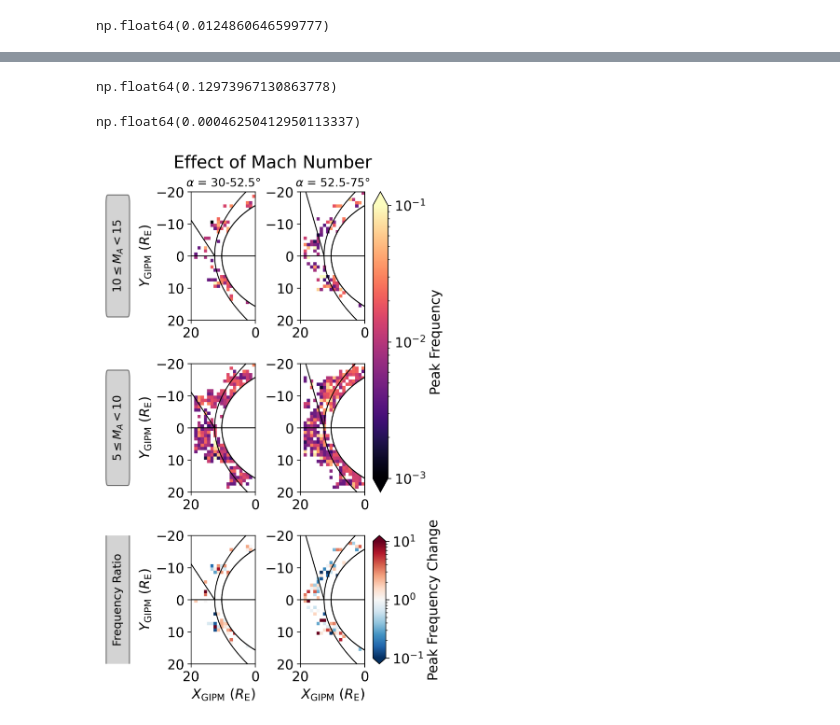
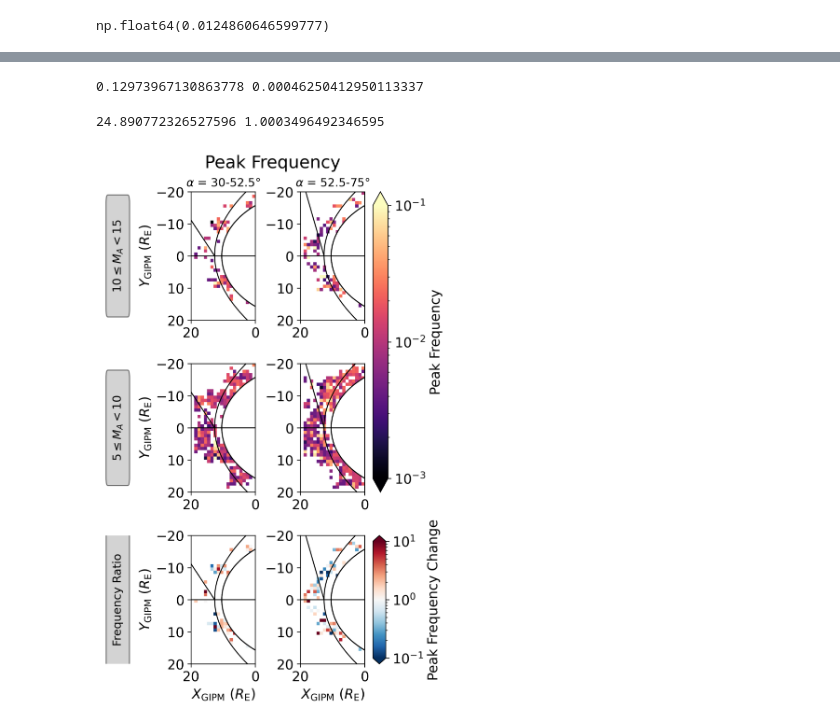
Before and after one commit to solarwindstream/gipm-mapping, a Jupyter notebook: FunWithFourier.ipynb, the cells around one changed output, grey strips where cells are left out. Cells and saved outputs as stored; diff of their text form; code cells hidden in the pictures.

```diff
--- a/FunWithFourier.ipynb
+++ b/FunWithFourier.ipynb
@@ -207,12 +230,12 @@ int_upper_lim = 100*(10**(-3))
 
 fig, ax = plt.subplots(figsize = (5, 8))
 
-ax.set_title('2002-04-01 00:53:00')
+#ax.set_title('2002-04-01 00:53:00')
 ax.plot(frequency, para_power, color="red", label='Parallel Power')
 ax.plot(frequency, perp_power, color="black", label='Perpendicular Power')
 ax.set_xscale('log')
 ax.set_yscale('log')
-ax.set_ylabel('Power, $\mathrm{nT^2/Hz}$')
+ax.set_ylabel('Power, $nT^2/Hz$')
 ax.set_xlabel('Frequency, Hz')
 ax.set_xlim(0.001, 5)
 ax.set_ylim(0.0000001, 10000)
@@ -233,0 +323,13 @@ ax.xaxis.grid(color='lightgray')
+# %%
+#further testing
+
+#load in Cluster CDFs for hodogram/MVA purposes
+intervals_df = Cluster_cdf_conv('/Users/roseatkinson/Documents/CSA_Download_20260211_1852/C1_CP_FGM_FULL/C1_CP_FGM_FULL__20010423_000000_20010423_120000_V140306.cdf', 'C1')
+sw_df = intervals_df.loc[(intervals_df.index > sw_int_start) & (intervals_df.index < sw_int_end)]
+fs_df = intervals_df.loc[(intervals_df.index > fs_int_start) & (intervals_df.index < fs_int_end)]
+
+filepath_sw = '/Users/roseatkinson/Documents/Spectra_2001/FS_2001-04-23 03:52:00_C1.csv'
+filepath_fs = '/Users/roseatkinson/Documents/Spectra_2001/FS_2001-04-23 05:08:00_C1.csv'
+
+sw_fs_df = pd.read_csv(filepath_sw)
+fs_fs_df = pd.read_csv(filepath_fs)
@@ -499,13 +848,13 @@ ellipicity_blocks = [
     [ellipticity_ratio_heatmap_ba_MA['ca_30_52'], ellipticity_ratio_heatmap_ba_MA["ca_52_75"]]
 ]
 # %%
-np.nanmax(frequency_heatmap_ba_MA["ca_30_52"]["10_15"])
+print(np.nanmax(frequency_heatmap_ba_MA["ca_30_52"]["10_15"]),np.nanmin(frequency_heatmap_ba_MA["ca_30_52"]["10_15"]))
 # %% [output]
-np.float64(0.12973967130863778)
+0.12973967130863778 0.00046250412950113337
 # %%
-np.nanmin(frequency_heatmap_ba_MA["ca_30_52"]["10_15"])
+print(np.nanmax(ellipticity_heatmap_ba_MA["ca_30_52"]["10_15"]),np.nanmin(ellipticity_heatmap_ba_MA["ca_30_52"]["10_15"]))
 # %% [output]
-np.float64(0.00046250412950113337)
+24.890772326527596 1.0003496492346595
 # %%
 def draw_heatmap(ax, hist, extent, cmap, cmap_norm, angle_line):
     """Draw heatmap + flow line"""
@@ -527,7 +876,7 @@ gs = fig.add_gridspec(
     wspace=0.05, hspace=0.1
 )
 
-fig.suptitle("Effect of Mach Number", fontsize=18)
+fig.suptitle("Peak Frequency", fontsize=18)
 plt.rcParams['axes.labelsize'] = 14
 
 # Row labels (top row → bottom row)
@@ -672,31 +1021,31 @@ sm_ratio.set_array([])
 
 # --- Top two rows colourbar (wave power)
 top_axes = axs[0] + axs[1]   # flatten row 0 and 1
 cbar1 = fig.colorbar(
     sm_power,
     ax=top_axes,
     location='right',
     pad=0.02,
     extend='both'
 )
 cbar1.set_label('Peak Frequency')
 
 # --- Bottom row colourbar (ratio)
 bottom_axes = axs[2]
 cbar2 = fig.colorbar(
     sm_ratio,
     ax=bottom_axes,
     location='right',
     aspect=10,
     pad=0.02,
     extend='both'
 )
 cbar2.set_label('Peak Frequency Change')
 
 cbar1.ax.yaxis.set_major_formatter(ticker.LogFormatterMathtext())
 cbar2.ax.yaxis.set_major_formatter(ticker.LogFormatterMathtext())
 
 
 plt.show()
 # %% [output]
-[figure, old version]
+[figure, new version]
```
Also changed, not shown: parts of 14 cells of this notebook.
